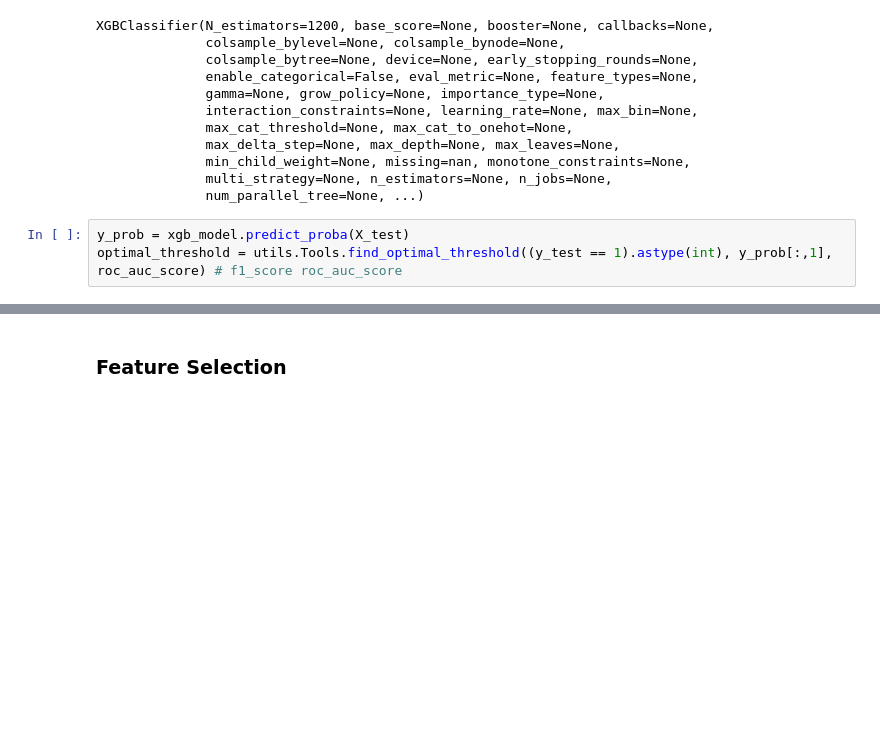
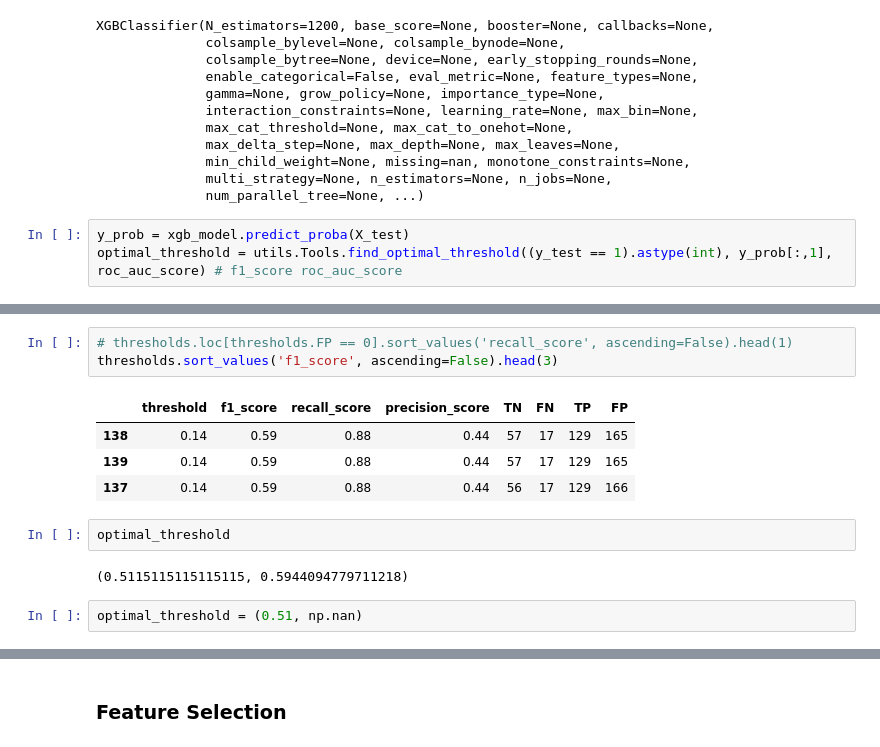
Before and after one commit to RobUngvari/dax-24-strat, a Jupyter notebook: proof_of_concept/[02] Feature Selection, Modeling, Hyperparameter tuning.ipynb, the cells around one changed output, grey strips where cells are left out. Cells and saved outputs as stored; diff of their text form; blank space fills up the shorter version.

```diff
--- a/proof_of_concept/[02] Feature Selection, Modeling, Hyperparameter tuning.ipynb
+++ b/proof_of_concept/[02] Feature Selection, Modeling, Hyperparameter tuning.ipynb
@@ -77,3 +133,17 @@ optimal_threshold = utils.Tools.find_optimal_threshold((y_test == 1).astype(int)
+# %%
+# thresholds.loc[thresholds.FP == 0].sort_values('recall_score', ascending=False).head(1)
+thresholds.sort_values('f1_score', ascending=False).head(3)
+# %% [output]
+|  | threshold | f1_score | recall_score | precision_score | TN | FN | TP | FP |
+| 138 | 0.14 | 0.59 | 0.88 | 0.44 | 57 | 17 | 129 | 165 |
+| 139 | 0.14 | 0.59 | 0.88 | 0.44 | 57 | 17 | 129 | 165 |
+| 137 | 0.14 | 0.59 | 0.88 | 0.44 | 56 | 17 | 129 | 166 |
+# %%
+optimal_threshold
+# %% [output]
+(0.5115115115115115, 0.5944094779711218)
+# %%
+optimal_threshold = (0.51, np.nan)
 # %%
 utils.Tools.performance_report(y_test, y_prob, optimal_threshold)
 # %% [output]
```
Also changed, not shown: parts of 54 cells of this notebook, 2 other files.
